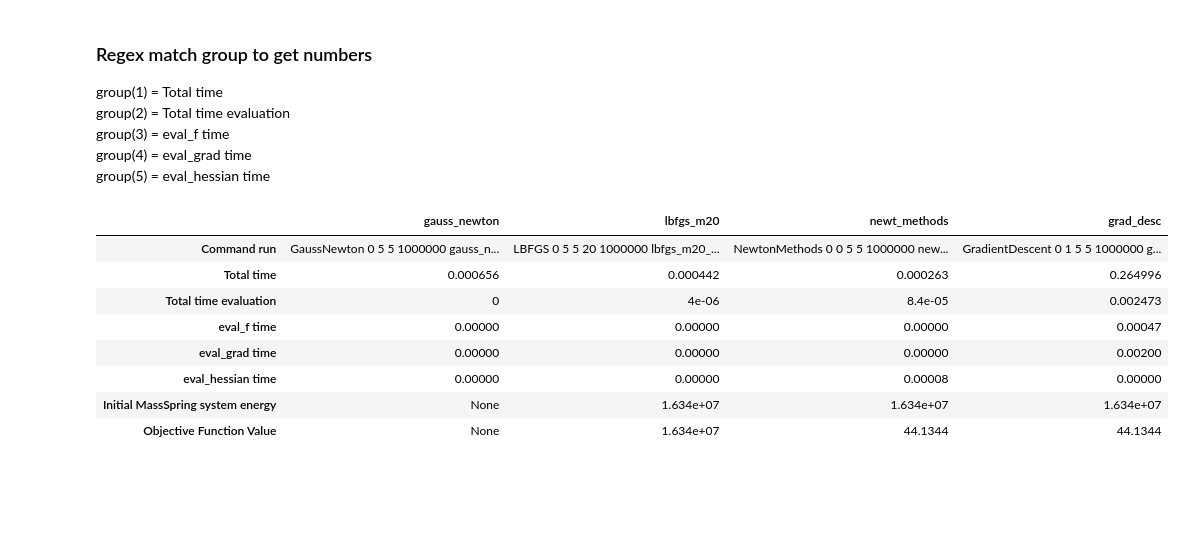
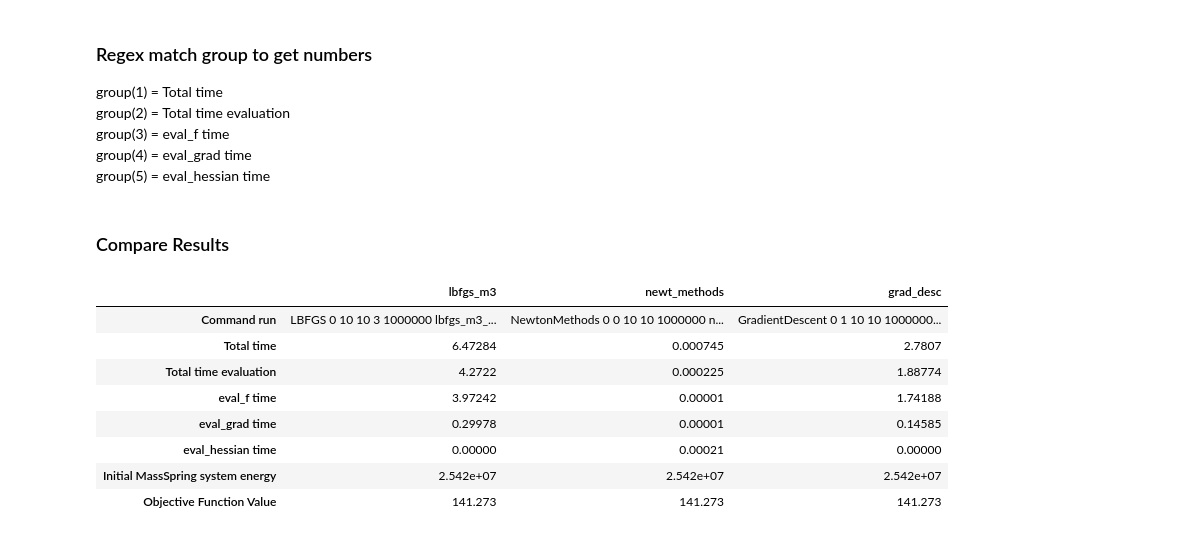
Before and after one commit to Shurikal/aopt, a Jupyter notebook: aopt-exercise7/create_data.ipynb, the cells around one changed output. Cells and saved outputs as stored; diff of their text form; code cells hidden in the pictures; blank space fills up the shorter version.

```diff
--- a/aopt-exercise7/create_data.ipynb
+++ b/aopt-exercise7/create_data.ipynb
@@ -3,16 +3,16 @@ path = "cmake-build-debug/Build/bin/"
 
 max_iters = 1000000
 
-dimensions = [5,10,20]
+dimensions = [5,6,7,8,9,10,12,15,20]
 
 cmds = [{
             "name": "gauss_newton",
             "cmd" : "GaussNewton {function_index} {x} {y} {max_iter} {filename}"
         },
         {
-            "name": "lbfgs_m20",
+            "name": "lbfgs_m3",
             "cmd" : "LBFGS {function_index} {x} {y} {m} {max_iter} {filename}",
-            "m"   : 20
+            "m"   : 3
 
         },
         {
@@ -33,5 +33,5 @@ cmds[1]["cmd"].format(method=2,function_index=1,x=1,y=1,max_iter=20,filename="as
 # %%
-def create_cmd(cmd_entry,size,function_index=0,max_iter=1000000):
+def create_cmd(cmd_entry,dim,function_index=0,max_iter=1000000):
     spring = "wol" if function_index==0 else "wl"
     m = 0
     method = 0
@@ -44,10 +44,10 @@ def create_cmd(cmd_entry,size,function_index=0,max_iter=1000000):
         spring = "wl_pHess"
 
     return cmd_entry["cmd"].format(function_index=function_index,
-                                   x=size,
-                                   y=size,
+                                   x=dim,
+                                   y=dim,
                                    max_iter=max_iter,
-                                   filename=cmd_entry["name"]+"_"+spring+"_"+str(size)+"x"+str(size),
+                                   filename=cmd_entry["name"]+"_"+spring+"_"+str(dim)+"x"+str(dim),
                                    m=m,
                                    method=method)
 # %%
@@ -134,12 +99,12 @@ import re
 from subprocess import PIPE, Popen
 
 
-for size in dimensions[:1]:
+for dim in dimensions:
     spring_type = "Spring without length"
 
     cache = {}
 
-    for cmd_entry in cmds:
+    for cmd_entry in cmds[1:4]:
         cache[cmd_entry["name"]] = {
             "Command run" : None,
             "Total time" : None,
@@ -152,7 +117,7 @@ for size in dimensions[:1]:
         }
 
         #for size in dimensions:
-        cmd = create_cmd(cmd_entry,size)
+        cmd = create_cmd(cmd_entry,dim)
         cache[cmd_entry["name"]]["Command run"]= cmd
         p = Popen("./"+cmd, shell=True, stdout=PIPE, stderr=PIPE)
         stdout, stderr = p.communicate()
@@ -171,17 +136,19 @@ for size in dimensions[:1]:
             cache[cmd_entry["name"]]["eval_f time"]=match.group(3)
             cache[cmd_entry["name"]]["eval_grad time"]=match.group(4)
             cache[cmd_entry["name"]]["eval_hessian time"]=match.group(5)
-    results[spring_type][str(size)] = cache
+    results[spring_type][str(dim)] = cache
+# %% [markdown]
+### Compare Results
 # %%
-df = pd.DataFrame(data=results["Spring without length"]["5"])
-df
+import pandas as pd
+pd.DataFrame(data=results["Spring without length"]["10"])
 # %% [output]
-|  | gauss_newton | lbfgs_m20 | newt_methods | grad_desc |
-| Command run | GaussNewton 0 5 5 1000000 gauss_n... | LBFGS 0 5 5 20 1000000 lbfgs_m20_... | NewtonMethods 0 0 5 5 1000000 new... | GradientDescent 0 1 5 5 1000000 g... |
-| Total time | 0.000656 | 0.000442 | 0.000263 | 0.264996 |
-| Total time evaluation | 0 | 4e-06 | 8.4e-05 | 0.002473 |
-| eval_f time | 0.00000 | 0.00000 | 0.00000 | 0.00047 |
-| eval_grad time | 0.00000 | 0.00000 | 0.00000 | 0.00200 |
-| eval_hessian time | 0.00000 | 0.00000 | 0.00008 | 0.00000 |
-| Initial MassSpring system energy | None | 1.634e+07 | 1.634e+07 | 1.634e+07 |
-| Objective Function Value | None | 1.634e+07 | 44.1344 | 44.1344 |
+|  | lbfgs_m3 | newt_methods | grad_desc |
+| Command run | LBFGS 0 10 10 3 1000000 lbfgs_m3_... | NewtonMethods 0 0 10 10 1000000 n... | GradientDescent 0 1 10 10 1000000... |
+| Total time | 6.47284 | 0.000745 | 2.7807 |
+| Total time evaluation | 4.2722 | 0.000225 | 1.88774 |
+| eval_f time | 3.97242 | 0.00001 | 1.74188 |
+| eval_grad time | 0.29978 | 0.00001 | 0.14585 |
+| eval_hessian time | 0.00000 | 0.00021 | 0.00000 |
+| Initial MassSpring system energy | 2.542e+07 | 2.542e+07 | 2.542e+07 |
+| Objective Function Value | 141.273 | 141.273 | 141.273 |
```
Also changed, not shown: parts of 9 cells of this notebook, 4 other files.
